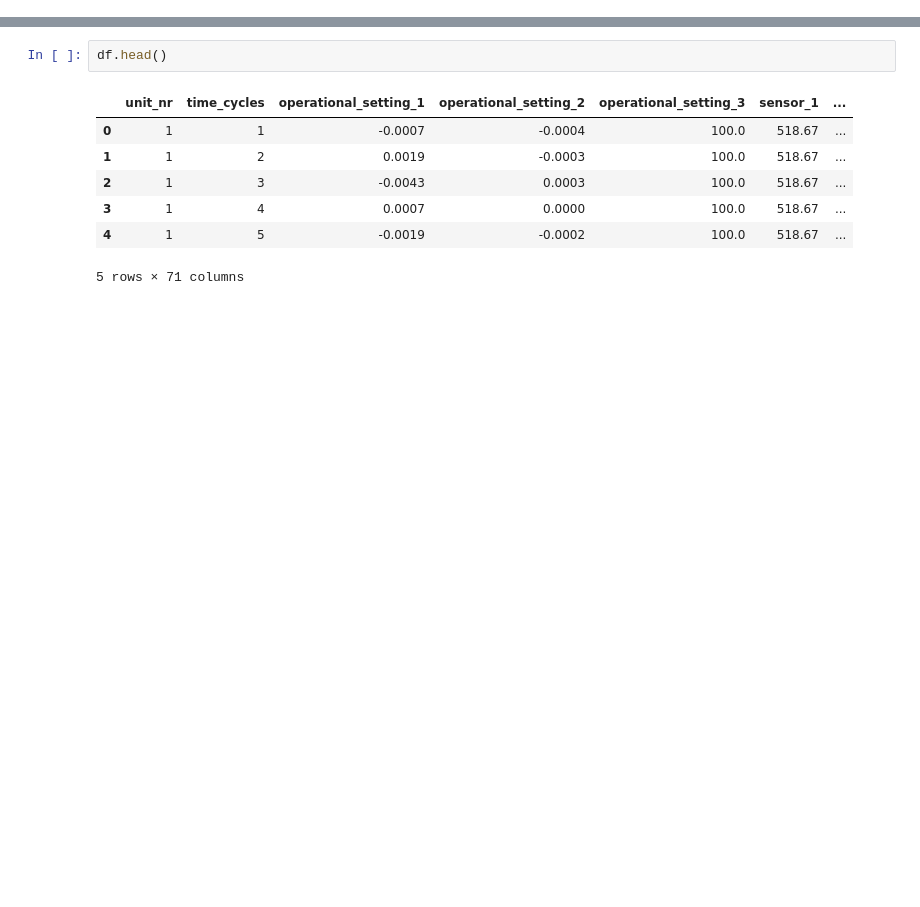
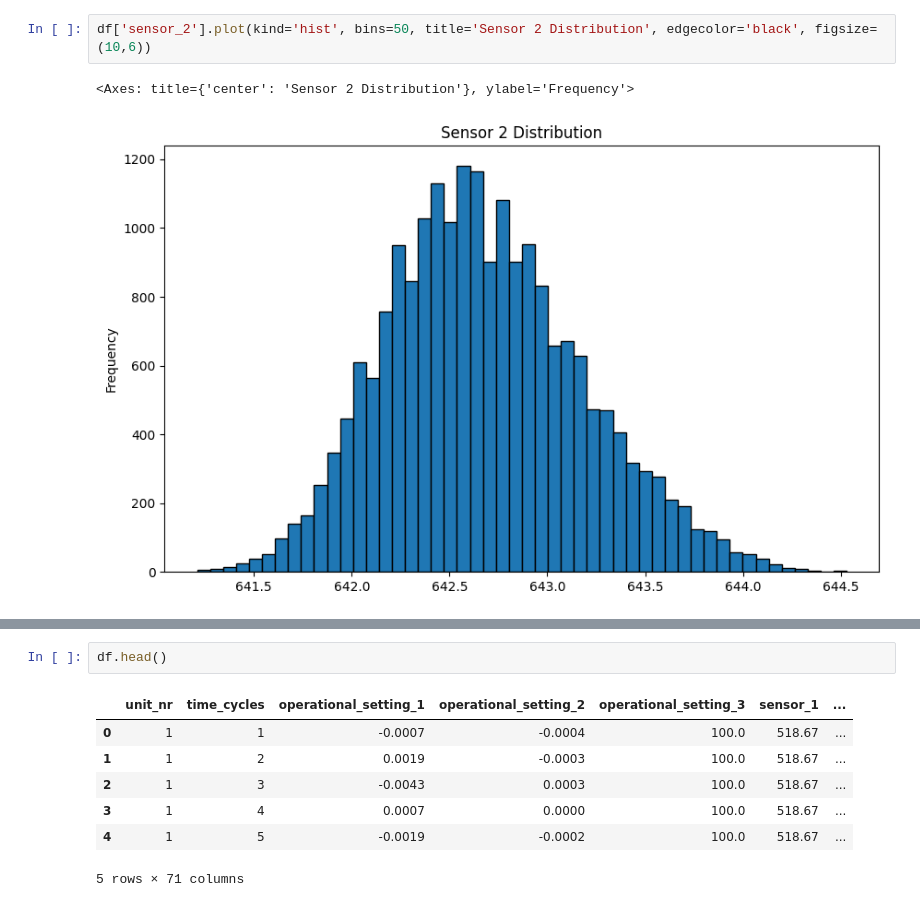
Before and after one commit to marksindustries/ai_ml_projects, a Jupyter notebook: project_1/notebooks/predictive_maintenance.ipynb, the cells around one changed output, grey strips where cells are left out. Saved outputs shown, nothing was run; the diff lists cells and outputs as text; blank space fills up the shorter version.

```diff
--- a/project_1/notebooks/predictive_maintenance.ipynb
+++ b/project_1/notebooks/predictive_maintenance.ipynb
@@ -39,0 +99,5 @@ df.head()
+# %%
+df['sensor_2'].plot(kind='hist', bins=50, title='Sensor 2 Distribution', edgecolor='black', figsize=(10,6))
+# %% [output]
+<Axes: title={'center': 'Sensor 2 Distribution'}, ylabel='Frequency'>
+[figure, added]
```
Also changed, not shown: parts of 41 cells of this notebook, 4 other files.
